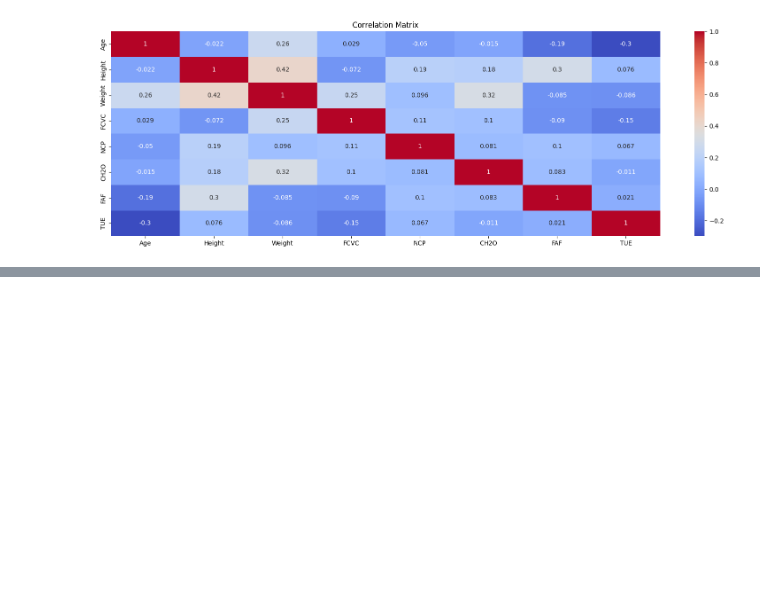
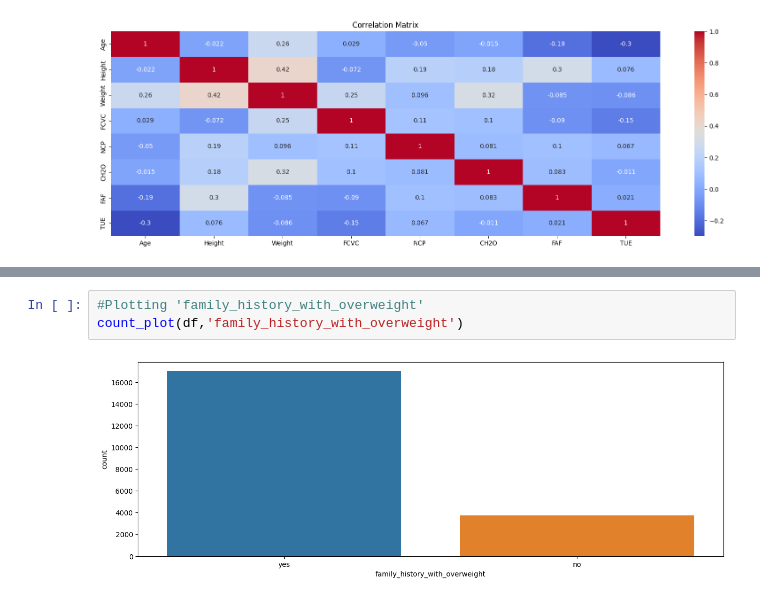
Before and after one commit to aakashsyadav1999/Multi-Class-Prediction-of-Obesity-Risk, a Jupyter notebook: multi_class.ipynb, the cells around one changed output, grey strips where cells are left out. Drawn from its saved outputs; the diff is of its cells as text; blank space fills up the shorter version.

```diff
--- a/multi_class.ipynb
+++ b/multi_class.ipynb
@@ -150,0 +171,5 @@ plt.show()
+# %%
+#Plotting 'family_history_with_overweight'
+count_plot(df,'family_history_with_overweight')
+# %% [output]
+[figure, added]
```
Also changed, not shown: parts of 5 cells of this notebook.
